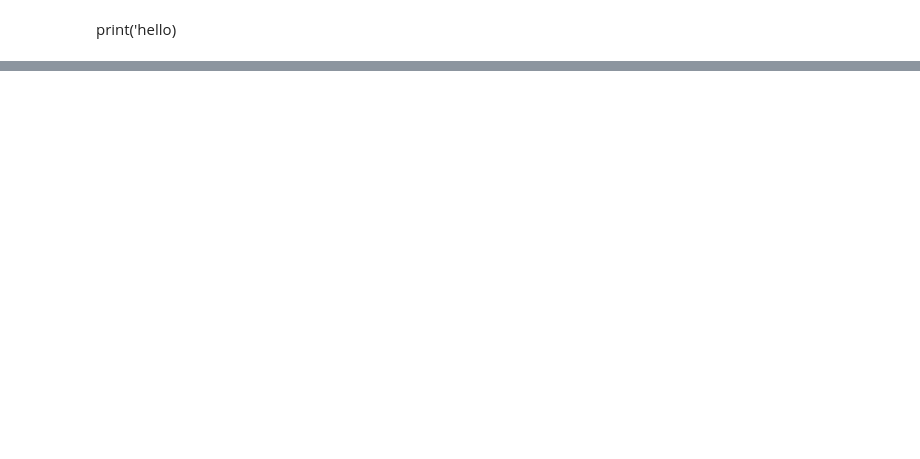
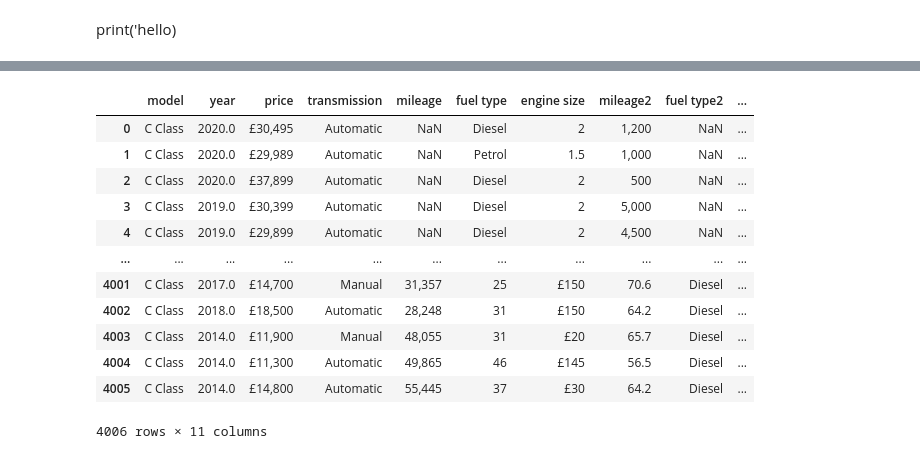
Before and after one commit to d-widyantama/ML-Regression-UsedCarsPrediction-finpro-alpha, a Jupyter notebook: 1-Data Preparation.ipynb, the cells around one changed output, grey strips where cells are left out. Cells and saved outputs as stored; diff of their text form; code cells hidden in the pictures; blank space fills up the shorter version.

Commit message:
Join Column CClass dan Merc

```diff
--- a/1-Data Preparation.ipynb
+++ b/1-Data Preparation.ipynb
@@ -48,0 +77,17 @@ print('hello)
+# %%
+unclean = pd.read_csv("Raw Dataset/unclean cclass.csv")
+unclean
+# %% [output]
+|  | model | year | price | transmission | mileage | fuel type | engine size | mileage2 | fuel type2 | ... |
+| 0 | C Class | 2020.0 | £30,495 | Automatic | NaN | Diesel | 2 | 1,200 | NaN | ... |
+| 1 | C Class | 2020.0 | £29,989 | Automatic | NaN | Petrol | 1.5 | 1,000 | NaN | ... |
+| 2 | C Class | 2020.0 | £37,899 | Automatic | NaN | Diesel | 2 | 500 | NaN | ... |
+| 3 | C Class | 2019.0 | £30,399 | Automatic | NaN | Diesel | 2 | 5,000 | NaN | ... |
+| 4 | C Class | 2019.0 | £29,899 | Automatic | NaN | Diesel | 2 | 4,500 | NaN | ... |
+| ... | ... | ... | ... | ... | ... | ... | ... | ... | ... | ... |
+| 4001 | C Class | 2017.0 | £14,700 | Manual | 31,357 | 25 | £150 | 70.6 | Diesel | ... |
+| 4002 | C Class | 2018.0 | £18,500 | Automatic | 28,248 | 31 | £150 | 64.2 | Diesel | ... |
+| 4003 | C Class | 2014.0 | £11,900 | Manual | 48,055 | 31 | £20 | 65.7 | Diesel | ... |
+| 4004 | C Class | 2014.0 | £11,300 | Automatic | 49,865 | 46 | £145 | 56.5 | Diesel | ... |
+| 4005 | C Class | 2014.0 | £14,800 | Automatic | 55,445 | 37 | £30 | 64.2 | Diesel | ... |
+4006 rows × 11 columns
```
Also changed, not shown: parts of 18 cells of this notebook.
